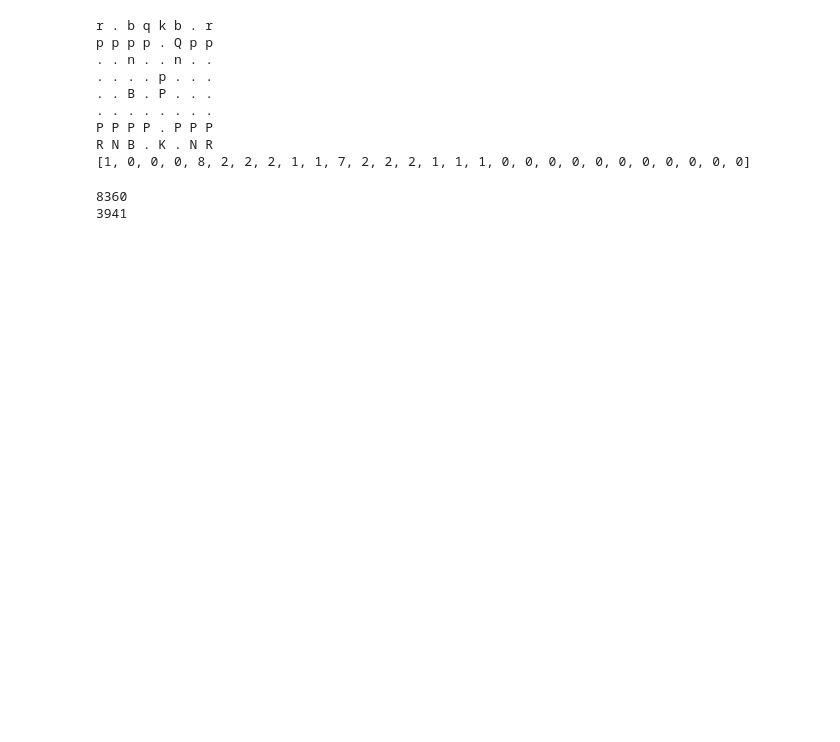
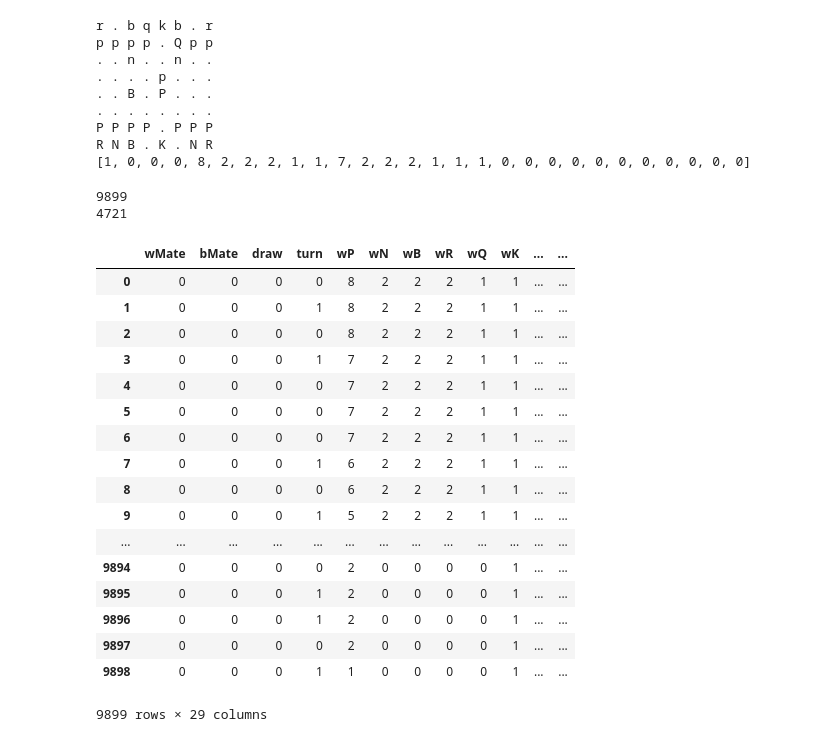
Before and after one commit to andrewzhang2001/Chess-Bot, a Jupyter notebook: ChessBot.ipynb, the cells around one changed output. Saved outputs shown, nothing was run; the diff lists cells and outputs as text; code cells hidden in the pictures; blank space fills up the shorter version.

Commit message:
Update ChessBot.ipynb
Tested new loss function, using map for dataset

```diff
--- a/ChessBot.ipynb
+++ b/ChessBot.ipynb
@@ -159,6 +136,15 @@ R N B . K . N R
 # %%
 def length_of_game(game):
     return sum(1 for e in game.mainline_moves())
+
+def result(game):
+    result = game.headers["Result"]
+    answer = 0
+    if result == '1-0':
+        answer = 1
+    elif result == '0-1':
+        answer = -1
+    return answer
 # %%
 def add_game_to_dataset(array, game):
     board = game.board()
@@ -176,21 +162,65 @@ def add_game_to_dataset(array, game):
         current_features = features(board)
         current_features.append(multiplier * current_move / length_game)
         array.append(current_features)
+# %%
+def games_to_dataset(games):
+    data_dict = dict()
+    def add_to_datadict(features, result):
+        tupfeatures = tuple(features)
+        if(data_dict.get(tupfeatures) is not None):
+            data = data_dict.get(tupfeatures)
+        else:
+            data = (0,0)
+        data = list(data)
+        data[0] = data[0] + result
+        data[1] = data[1] + 1
+        data = tuple(data)
+        data_dict[tupfeatures] = data
+    for game in games:
+        board = game.board()
+        pts = result(game)
+        for move in game.mainline_moves():
+            board.push(move)
+            current_features = features(board)
+            add_to_datadict(current_features, pts)
+    dataset = []
+    for key in data_dict:
+        cur_row = list(key)
+        cur_row.append(data_dict[key][0] / data_dict[key][1])
+        dataset.append(cur_row)
+    return dataset
 # %%
 #IMPORT THE DATASET
 
-dataset = []
-modelgameslist = gameslist[:100]
-for game in modelgameslist:
-    add_game_to_dataset(dataset, game)
+modelgameslist = gameslist[:300]
+dataset = games_to_dataset(modelgameslist)
 print(len(dataset))
 print(sum([1 for i in dataset if i[28] > 0]))
 data = pd.DataFrame(dataset, columns=columns)
 x = data.iloc[:,:-1].values
 y = data.iloc[:,-1].values
+data
 # %% [output]
-8360
-3941
+9899
+4721
+|  | wMate | bMate | draw | turn | wP | wN | wB | wR | wQ | wK | ... | ... |
+| 0 | 0 | 0 | 0 | 0 | 8 | 2 | 2 | 2 | 1 | 1 | ... | ... |
+| 1 | 0 | 0 | 0 | 1 | 8 | 2 | 2 | 2 | 1 | 1 | ... | ... |
+| 2 | 0 | 0 | 0 | 0 | 8 | 2 | 2 | 2 | 1 | 1 | ... | ... |
+| 3 | 0 | 0 | 0 | 1 | 7 | 2 | 2 | 2 | 1 | 1 | ... | ... |
+| 4 | 0 | 0 | 0 | 0 | 7 | 2 | 2 | 2 | 1 | 1 | ... | ... |
+| 5 | 0 | 0 | 0 | 0 | 7 | 2 | 2 | 2 | 1 | 1 | ... | ... |
+| 6 | 0 | 0 | 0 | 0 | 7 | 2 | 2 | 2 | 1 | 1 | ... | ... |
+| 7 | 0 | 0 | 0 | 1 | 6 | 2 | 2 | 2 | 1 | 1 | ... | ... |
+| 8 | 0 | 0 | 0 | 0 | 6 | 2 | 2 | 2 | 1 | 1 | ... | ... |
+| 9 | 0 | 0 | 0 | 1 | 5 | 2 | 2 | 2 | 1 | 1 | ... | ... |
+| ... | ... | ... | ... | ... | ... | ... | ... | ... | ... | ... | ... | ... |
+| 9894 | 0 | 0 | 0 | 0 | 2 | 0 | 0 | 0 | 0 | 1 | ... | ... |
+| 9895 | 0 | 0 | 0 | 1 | 2 | 0 | 0 | 0 | 0 | 1 | ... | ... |
+| 9896 | 0 | 0 | 0 | 1 | 2 | 0 | 0 | 0 | 0 | 1 | ... | ... |
+| 9897 | 0 | 0 | 0 | 0 | 2 | 0 | 0 | 0 | 0 | 1 | ... | ... |
+| 9898 | 0 | 0 | 0 | 1 | 1 | 0 | 0 | 0 | 0 | 1 | ... | ... |
+9899 rows × 29 columns
 # %%
 #SPLIT TRAIN AND TEST SET
 from sklearn.model_selection import train_test_split
```
Also changed, not shown: parts of 6 cells of this notebook.
